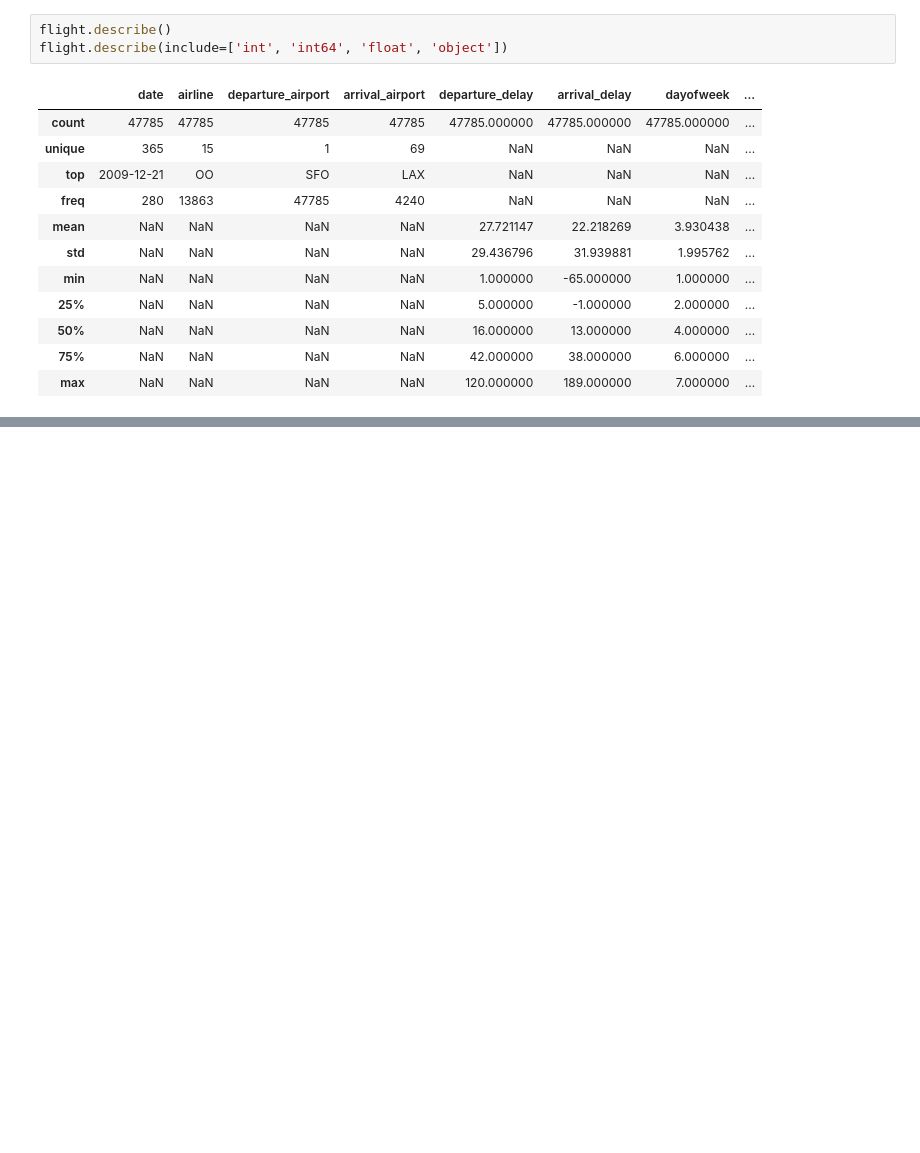
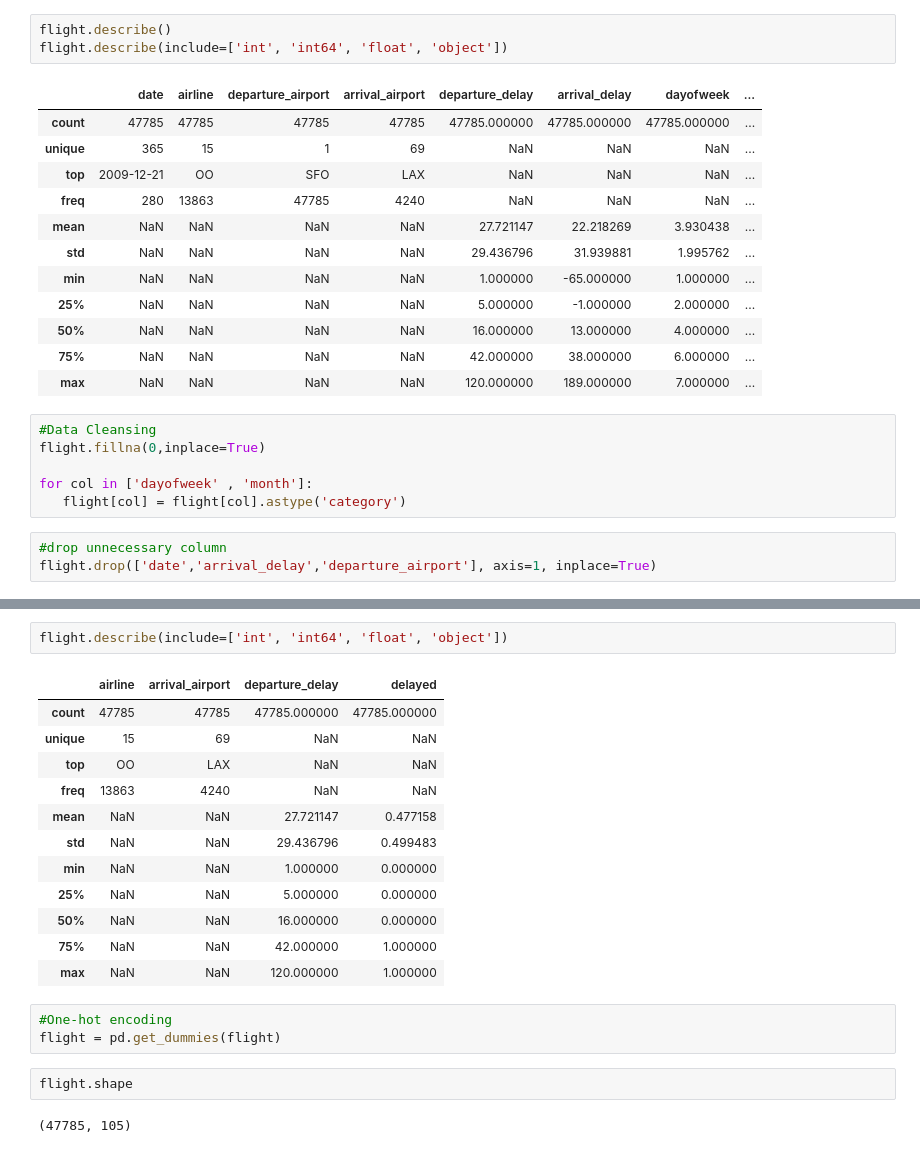
Before and after one commit to asynchronos/ML_Programing_in_Practice, a Jupyter notebook: IMC_Training_ML.ipynb, the cells around one changed output, grey strips where cells are left out. Drawn from its saved outputs; the diff is of its cells as text; blank space fills up the shorter version.

Commit message:
Data Cleansing

```diff
--- a/IMC_Training_ML.ipynb
+++ b/IMC_Training_ML.ipynb
@@ -130,3 +130,12 @@ flight.describe(include=['int', 'int64', 'float', 'object'])
 | 50% | NaN | NaN | NaN | NaN | 16.000000 | 13.000000 | 4.000000 | ... |
 | 75% | NaN | NaN | NaN | NaN | 42.000000 | 38.000000 | 6.000000 | ... |
 | max | NaN | NaN | NaN | NaN | 120.000000 | 189.000000 | 7.000000 | ... |
+# %%
+#Data Cleansing
+flight.fillna(0,inplace=True)
+
+for col in ['dayofweek' , 'month']:
+   flight[col] = flight[col].astype('category')
+# %%
+#drop unnecessary column
+flight.drop(['date','arrival_delay','departure_airport'], axis=1, inplace=True)
@@ -132,0 +179,22 @@ flight.describe(include=['int', 'int64', 'float', 'object'])
+# %%
+flight.describe(include=['int', 'int64', 'float', 'object'])
+# %% [output]
+|  | airline | arrival_airport | departure_delay | delayed |
+| count | 47785 | 47785 | 47785.000000 | 47785.000000 |
+| unique | 15 | 69 | NaN | NaN |
+| top | OO | LAX | NaN | NaN |
+| freq | 13863 | 4240 | NaN | NaN |
+| mean | NaN | NaN | 27.721147 | 0.477158 |
+| std | NaN | NaN | 29.436796 | 0.499483 |
+| min | NaN | NaN | 1.000000 | 0.000000 |
+| 25% | NaN | NaN | 5.000000 | 0.000000 |
+| 50% | NaN | NaN | 16.000000 | 0.000000 |
+| 75% | NaN | NaN | 42.000000 | 1.000000 |
+| max | NaN | NaN | 120.000000 | 1.000000 |
+# %%
+#One-hot encoding
+flight = pd.get_dummies(flight)
+# %%
+flight.shape
+# %% [output]
+(47785, 105)
```
Also changed, not shown: parts of 4 cells of this notebook.
